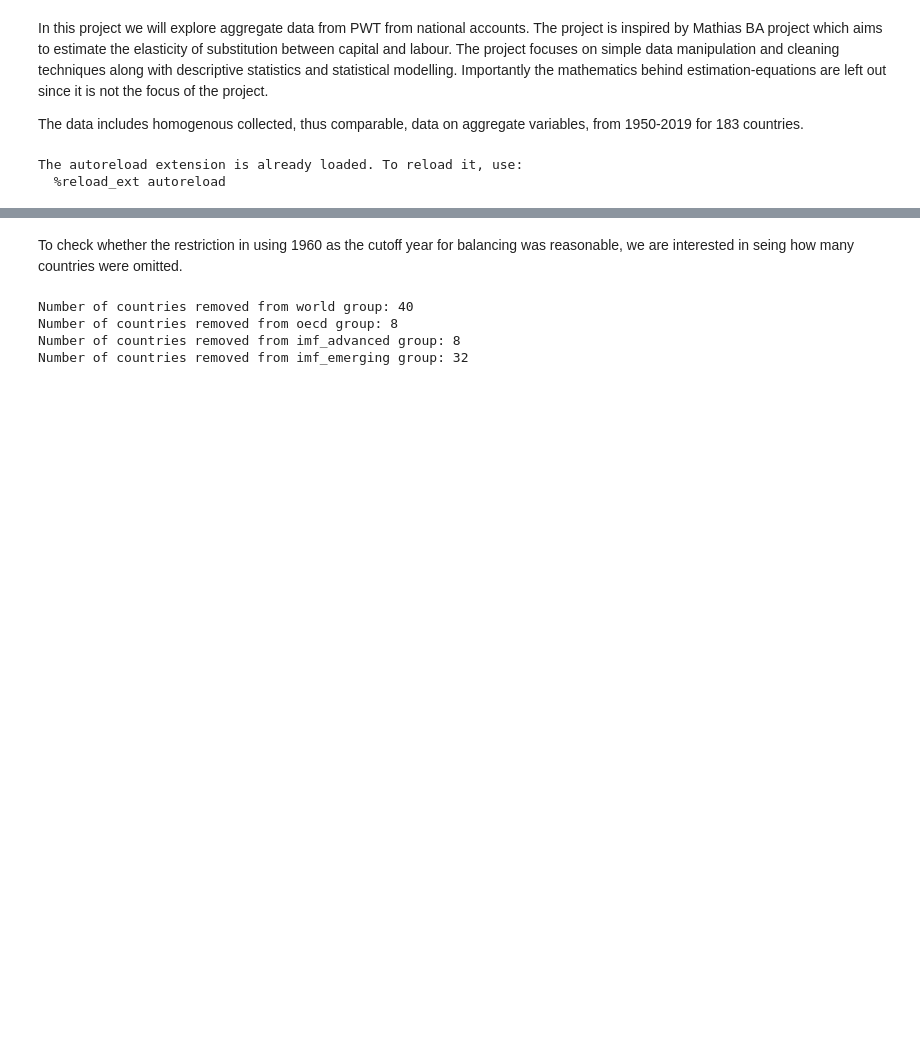
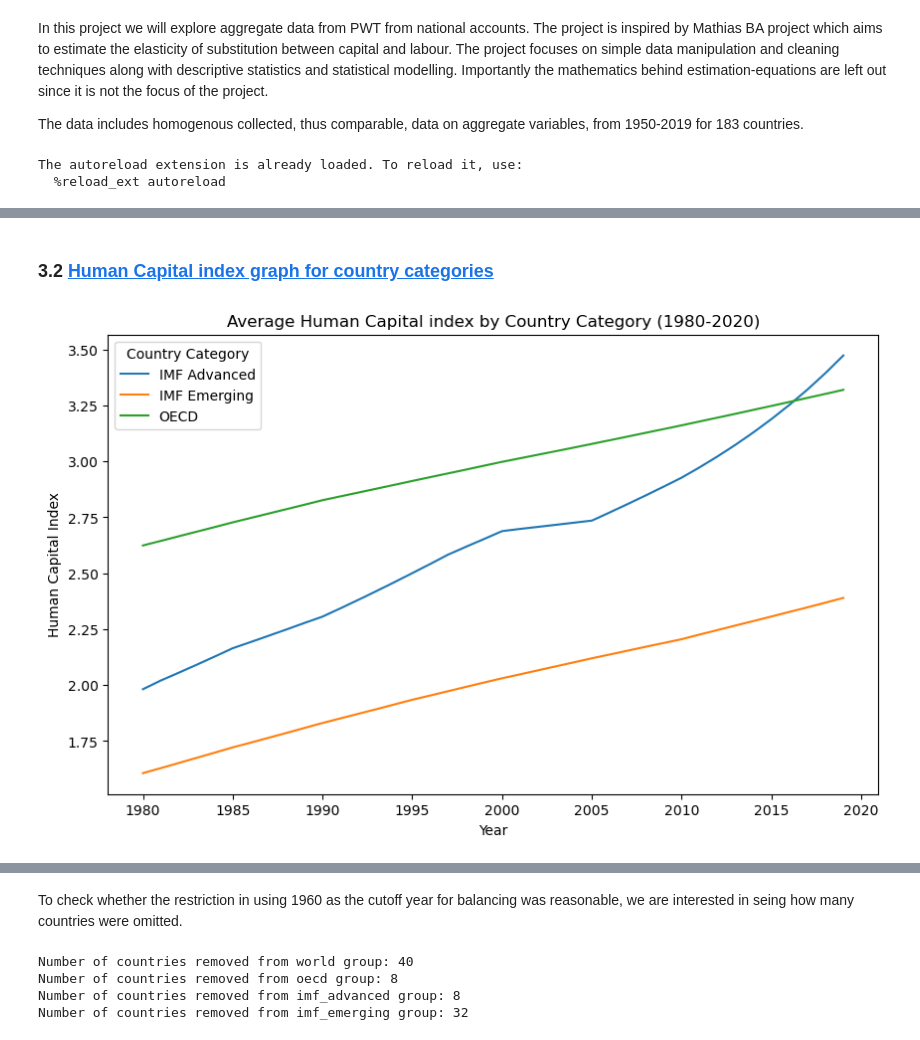
Before and after one commit to NumEconCopenhagen/projects-2024-mathias-mikkel-gabriele, a Jupyter notebook: dataproject/dataproject.ipynb, the cells around one changed output, grey strips where cells are left out. Saved outputs shown, nothing was run; the diff lists cells and outputs as text; code cells hidden in the pictures; blank space fills up the shorter version.

```diff
--- a/dataproject/dataproject.ipynb
+++ b/dataproject/dataproject.ipynb
@@ -485,0 +200,21 @@ imf_emerging_bal_data = balanced_data[balanced_data['countrycode'].isin(con.imf_
+# %% [markdown]
+### 3.2 <a id='toc1_'></a>[Human Capital index graph for country categories](#toc0_)
+# %%
+# Use a split-apply to group the observations after year and country_category and then calculate the mean for the country category in the specific year
+avg_y = pwt_and_imf.groupby(['year', 'country_category'])['hc'].mean().unstack()
+
+# Plotting
+avg_y.plot(figsize=(10, 6))
+
+# Adding labels and title
+plt.title('Average Human Capital index by Country Category (1980-2020)')
+plt.xlabel('Year')
+plt.ylabel('Human Capital Index')
+
+# Adding legend
+plt.legend(title='Country Category')
+
+# Show plot
+plt.show()
+# %% [output]
+[figure, added]
```
Also changed, not shown: parts of 89 cells of this notebook.
